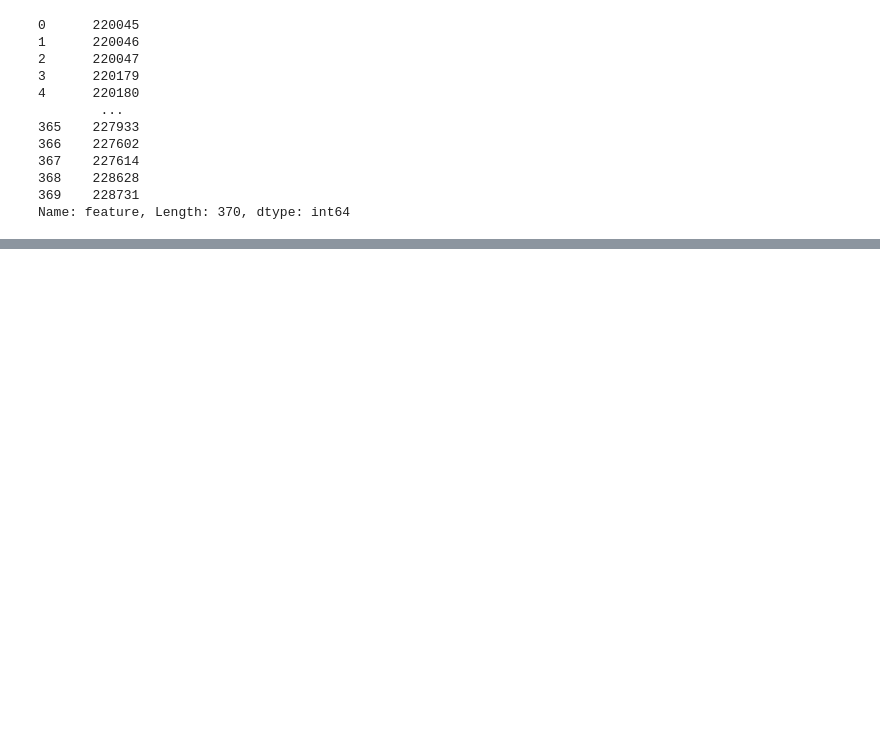
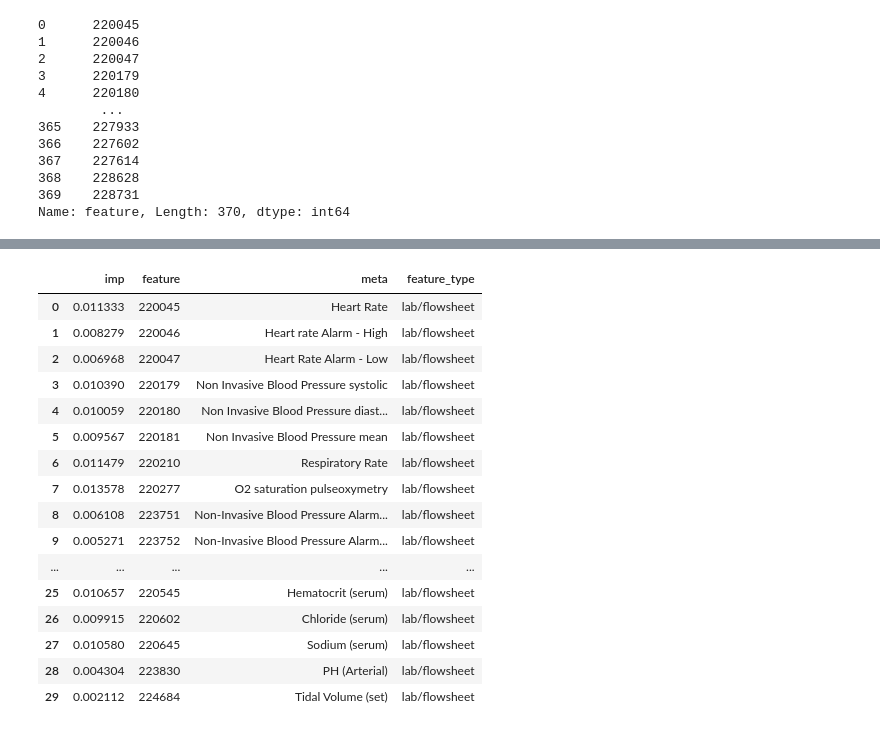
Before and after one commit to jjfeng/MIMIC-IV-Data-Pipeline, a Jupyter notebook: feature_importance_analysis.ipynb, the cells around one changed output, grey strips where cells are left out. Saved outputs shown, nothing was run; the diff lists cells and outputs as text; code cells hidden in the pictures; blank space fills up the shorter version.

```diff
--- a/feature_importance_analysis.ipynb
+++ b/feature_importance_analysis.ipynb
@@ -73,2 +80,14 @@ feat_import.merge(metadata, left_on='feature', right_on='itemid')
 # %%
-metadata.to_csv('data/output/metadata.csv')
+# get mapping for ICD10 codes. this isnt a perfect csv but it will do for now
+icd10_mapping = pd.read_csv('utils/mappings/icd10_codes.csv', names=[
+    'ICD10_parent',
+    'ICD10_sub',
+    'ICD10_full',
+    'diagnosis_name',
+    'diagnosis_name_more',
+    'parent_diagnosis_name',
+])
+icd10_mapping = icd10_mapping[['ICD10_parent', 'parent_diagnosis_name']].drop_duplicates().reset_index(drop=True)
+icd10_mapping = icd10_mapping.rename({"parent_diagnosis_name": "meta", "ICD10_parent": "feature"}, axis=1)
+icd10_mapping['feature_type'] = 'diagnosis'
+icd10_mapping
@@ -74,0 +108,6 @@ metadata.to_csv('data/output/metadata.csv')
+# %%
+dx_feat = feat_import.merge(icd10_mapping, on='feature')
+flowlab_feat = feat_import.merge(flowlab_metadata, on='feature')
+metadata = pd.concat([flowlab_feat, dx_feat])[['feature', 'meta', 'feature_type']]
+metadata.to_csv('data/output/metadata.csv', index=False)
+metadata
@@ -74,0 +145,20 @@ metadata.to_csv('data/output/metadata.csv')
+# %%
+feat_import.merge(metadata, on="feature").iloc[:30]
+# %% [output]
+|  | imp | feature | meta | feature_type |
+| 0 | 0.011333 | 220045 | Heart Rate | lab/flowsheet |
+| 1 | 0.008279 | 220046 | Heart rate Alarm - High | lab/flowsheet |
+| 2 | 0.006968 | 220047 | Heart Rate Alarm - Low | lab/flowsheet |
+| 3 | 0.010390 | 220179 | Non Invasive Blood Pressure systolic | lab/flowsheet |
+| 4 | 0.010059 | 220180 | Non Invasive Blood Pressure diast... | lab/flowsheet |
+| 5 | 0.009567 | 220181 | Non Invasive Blood Pressure mean | lab/flowsheet |
+| 6 | 0.011479 | 220210 | Respiratory Rate | lab/flowsheet |
+| 7 | 0.013578 | 220277 | O2 saturation pulseoxymetry | lab/flowsheet |
+| 8 | 0.006108 | 223751 | Non-Invasive Blood Pressure Alarm... | lab/flowsheet |
+| 9 | 0.005271 | 223752 | Non-Invasive Blood Pressure Alarm... | lab/flowsheet |
+| ... | ... | ... | ... | ... |
+| 25 | 0.010657 | 220545 | Hematocrit (serum) | lab/flowsheet |
+| 26 | 0.009915 | 220602 | Chloride (serum) | lab/flowsheet |
+| 27 | 0.010580 | 220645 | Sodium (serum) | lab/flowsheet |
+| 28 | 0.004304 | 223830 | PH (Arterial) | lab/flowsheet |
+| 29 | 0.002112 | 224684 | Tidal Volume (set) | lab/flowsheet |
```
Also changed, not shown: parts of 8 cells of this notebook, 3 other files.
